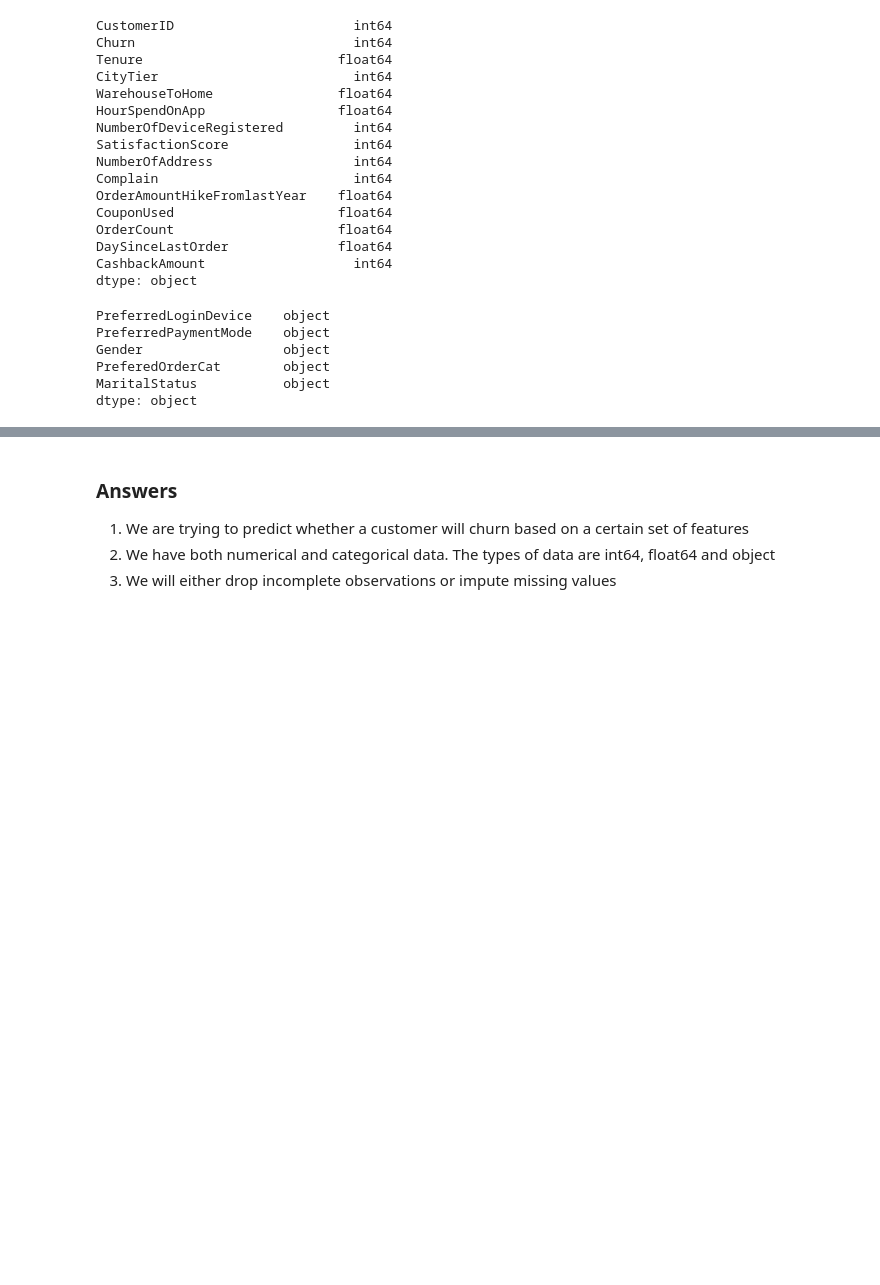
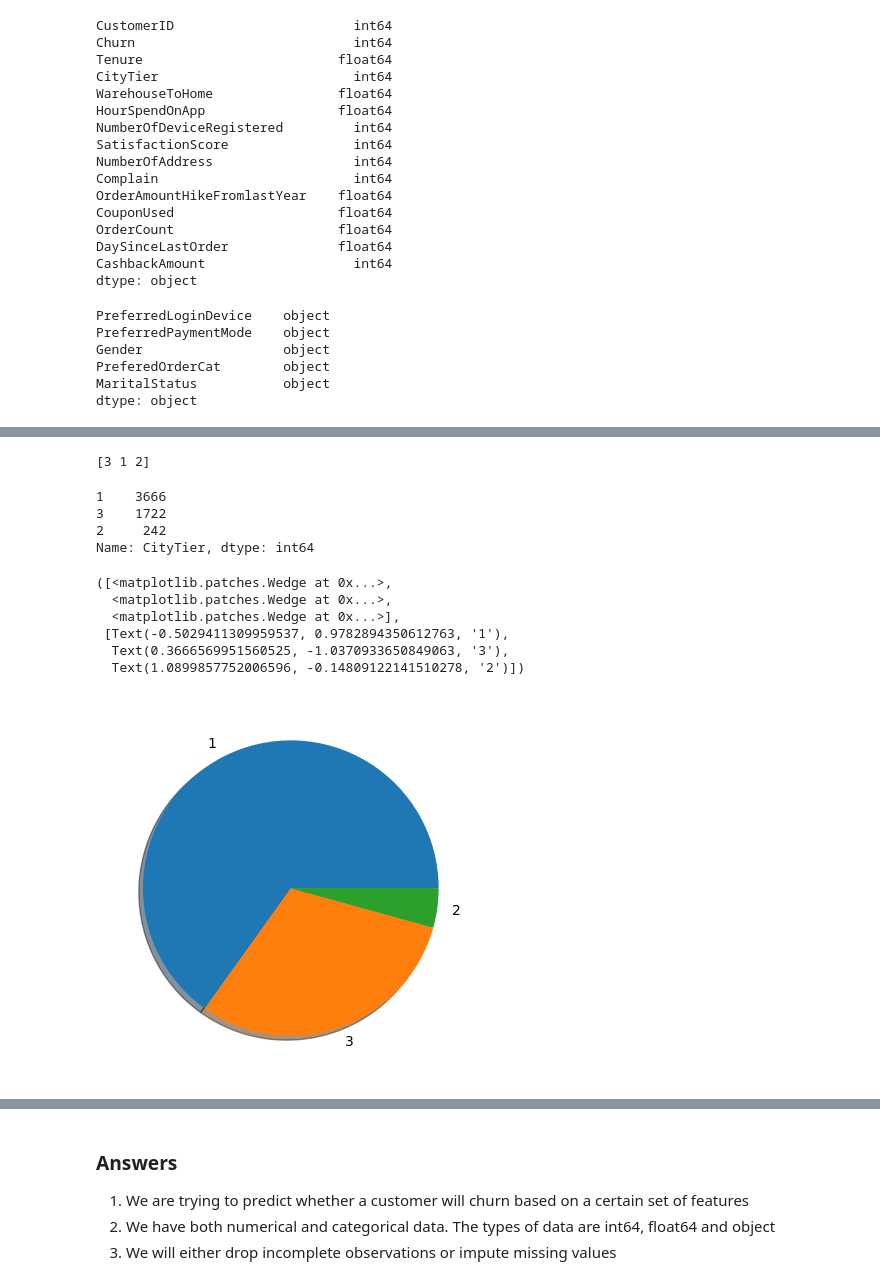
Before and after one commit to andrew-vandy/cs5265-ml-foundations, a Jupyter notebook: cs5265_asongate.ipynb, the cells around one changed output, grey strips where cells are left out. Drawn from its saved outputs; the diff is of its cells as text; code cells hidden in the pictures; blank space fills up the shorter version.

```diff
--- a/cs5265_asongate.ipynb
+++ b/cs5265_asongate.ipynb
@@ -170,0 +237,20 @@ sns.countplot(x=data["PreferredLoginDevice"])
+# %%
+print(data['CityTier'].unique())
+print()
+citytier_counts = data['CityTier'].value_counts()
+display(citytier_counts)
+
+plt.pie(citytier_counts, labels=citytier_counts.index, shadow = True)
+# %% [output]
+[3 1 2]
+1    3666
+3    1722
+2     242
+Name: CityTier, dtype: int64
+([<matplotlib.patches.Wedge at 0x...>,
+  <matplotlib.patches.Wedge at 0x...>,
+  <matplotlib.patches.Wedge at 0x...>],
+ [Text(-0.5029411309959537, 0.9782894350612763, '1'),
+  Text(0.3666569951560525, -1.0370933650849063, '3'),
+  Text(1.0899857752006596, -0.14809122141510278, '2')])
+[figure, added]
```
Also changed, not shown: parts of 32 cells of this notebook.
